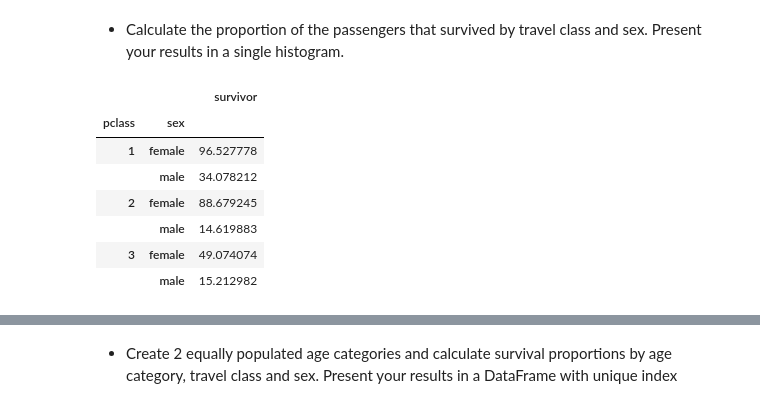
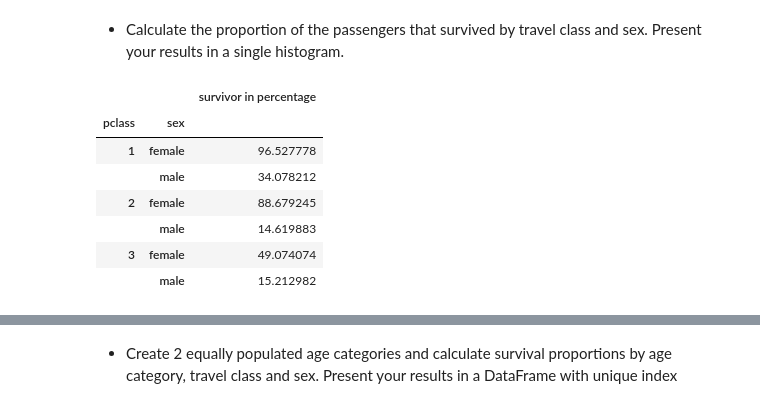
Before and after one commit to mathildemrt/ada, a Jupyter notebook: 01 - Pandas and Data Wrangling/Homework 1.ipynb, the cells around one changed output, grey strips where cells are left out. Saved outputs shown, nothing was run; the diff lists cells and outputs as text; code cells hidden in the pictures.

```diff
--- a/01 - Pandas and Data Wrangling/Homework 1.ipynb
+++ b/01 - Pandas and Data Wrangling/Homework 1.ipynb
@@ -265,8 +265,8 @@ bar_plot('passengers gender', passengers.groupby('sex').size(), len(passengers.g
 # %% [markdown]
 The major portion of the passergers of the Titanic where men. We could see it even more clearer in a stacked bar chart.
 # %%
-passengers.loc[passengers['age']<1,'Age'] = None
-
+passengers.loc[passengers['age']<1,'age'] = None
+print(passengers[['age','age']])
 passengers.age.hist(bins=40)
 plt.xlabel("Age")
 plt.ylabel("Number of Person")
@@ -359,15 +376,15 @@ plt.show()
 # %%
 survivors_data = passengers.loc[passengers['survived']==True]
 non_survivors_data = passengers.loc[passengers['survived']==False]
 # calculate values for each survival status
 survivors_by_class_and_sex = survivors_data.groupby(['pclass','sex']).size()
 total_by_class_and_sex = passengers.groupby(['pclass','sex']).size()
 percentage_survivor_by_class_and_sex = (survivors_by_class_and_sex/total_by_class_and_sex)*100
 percentage_survivor_by_class_and_sex = pd.DataFrame(percentage_survivor_by_class_and_sex)
-percentage_survivor_by_class_and_sex = percentage_survivor_by_class_and_sex.rename(index=str, columns={0 :"survivor"})
-ercentage_survivor_by_class_and_sex
+percentage_survivor_by_class_and_sex = percentage_survivor_by_class_and_sex.rename(index=str, columns={0 :"survivor in percentage"})
+percentage_survivor_by_class_and_sex
 # %% [output]
-|  |  | survivor |
+|  |  | survivor in percentage |
 | pclass | sex |  |
 | 1 | female | 96.527778 |
 |  | male | 34.078212 |
```
Also changed, not shown: parts of 2 cells of this notebook.
